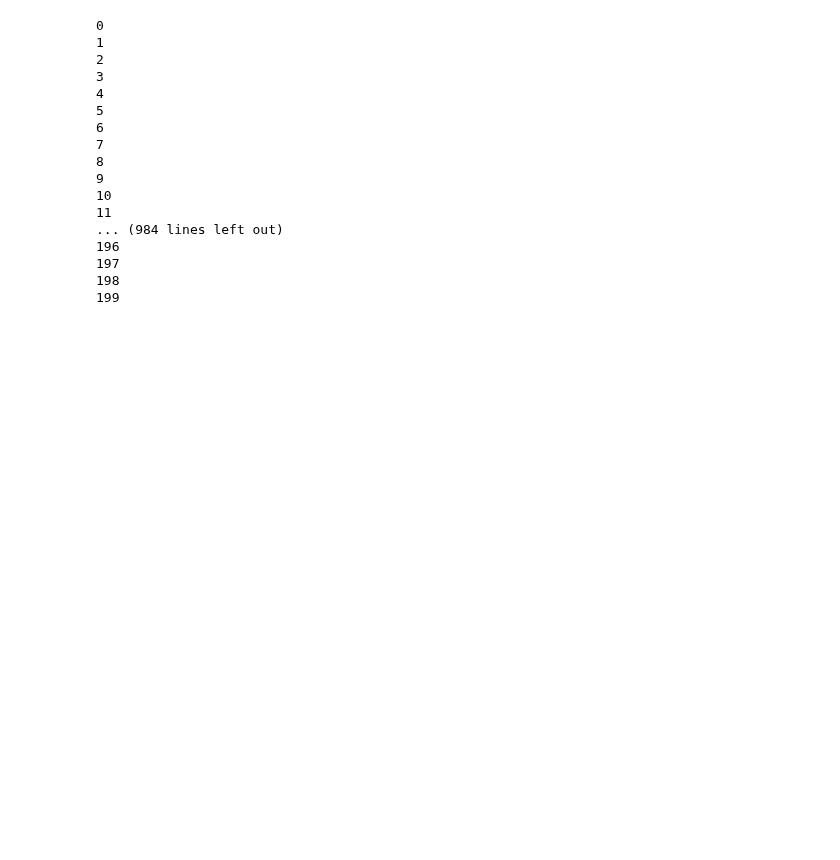
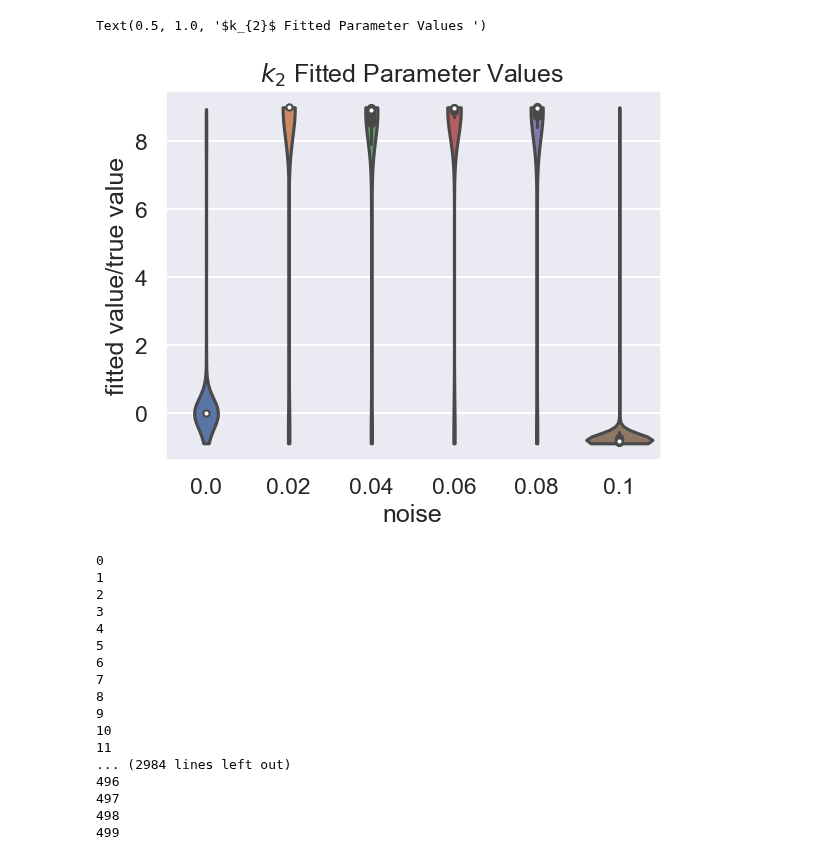
Before and after one commit to lukedtc/ADCC-Project, a Jupyter notebook: synthetic_data_fits.ipynb, the cells around one changed output. Cells and saved outputs as stored; diff of their text form; code cells hidden in the pictures; blank space fills up the shorter version.

```diff
--- a/synthetic_data_fits.ipynb
+++ b/synthetic_data_fits.ipynb
@@ -134,0 +132,4 @@ def objective_stst(params, data, A0s):
+# %%
+data = data_generator.generate_steady_states(A0s, 'model S', 0.0001)
+solution = (data[0] + data[1])
+plt.semilogx(A0s, solution)
@@ -178,0 +314,6 @@ for noise_level in noise_levels:
+# %%
+sns.set_context('talk')
+sns.violinplot(data=df, x='noise', y='data', cut=0)
+plt.ylabel('fitted value/true value')
+plt.title(r'$r^{tot}$' + ' Fitted Parameter Values ')
+#plt.savefig('/Users/lukeheirene/ADCC-Project/Figures/rtot_fitted_values_distributions.png')
@@ -179,29 +486,53 @@ for noise_level in noise_levels:
+# %%
+
+
+data = np.zeros((6, 500))
+
+param = f'k2'
+
+for q, fit in enumerate(fits_list1):
+        for i, out in enumerate(fit):
+            val = out.params[param].value
+            data[q][i] = (val - 1e2)/1e2
+
+noise_levels_array = np.zeros((6, 500))
+for i, noise in enumerate(noise_levels):
+    noise_levels_array[i][:] = noise
+
+data = data.flatten()
+noise_levels_array =  noise_levels_array.flatten()
+d = {'noise': noise_levels_array, 'data': data}
+df = pd.DataFrame(d)
+# %%
+sns.set_context('talk')
+sns.violinplot(data=df, x='noise', y='data', cut=0)
+plt.ylabel('fitted value/true value')
+plt.title(r'$k_{2}$' + ' Fitted Parameter Values ')
+#plt.savefig('/Users/lukeheirene/ADCC-Project/Figures/rtot_fitted_values_distributions.png')
+# %% [output]
+Text(0.5, 1.0, '$k_{2}$ Fitted Parameter Values ')
+[figure, added]
 # %%
-fits_list1 = []
+fits_list2 = []
 
 for noise_level in noise_levels:
-    sol = data_generator.generate_time_series(1e-8, 'model S', noise_level)
-    A1 = sol[0]/1e5
-    A2 = sol[1]/1e5
-
-    data = (A1 + A2)
-    data = np.asarray(data)
+    data = data_generator.generate_time_series(1e-5, 'model S', noise_level)
 
     result_list = []
     i = 0
-    while i < 200:
+    while i < 500:
         fit_params = Parameters()
-        fit_params.add(f'rtot', value = np.random.uniform(1e3, 1e7), min=1e3, max = 1e7)
+        fit_params.add(f'rtot', value = np.random.uniform(1e4, 1e6), min=1e4, max = 1e6)
         fit_params.add(f'kon', value = 1e5, min=0, vary=False)
-        fit_params.add(f'k2', value = np.random.uniform(0, 500), min=0, max = 800)
-        fit_params.add(f'koff', value = np.random.uniform(1e-6, 1e-2),  min=1e-6, max = 1e-2)
+        fit_params.add(f'k2', value = np.random.uniform(10, 1e3), min=10, max = 1e3)
+        fit_params.add(f'koff', value = np.random.uniform(1e-5, 1e-3),  min=1e-5, max = 1e-3)
 
-        out = minimize(objective_time, fit_params, args=(data, 1e-8))
+        out = minimize(objective_time, fit_params, args=(data, 1e-5), calc_covar=False)
         result_list.append(out)
         print(i)
         i+=1
 
-    fits_list1.append(result_list)
+    fits_list2.append(result_list)
 # %% [output]
 0
 1
@@ -215,8 +546,8 @@ for noise_level in noise_levels:
 9
 10
 11
-... (984 lines left out)
-196
-197
-198
-199
+... (2984 lines left out)
+496
+497
+498
+499
```
Also changed, not shown: parts of 24 cells of this notebook, 30 other files.
